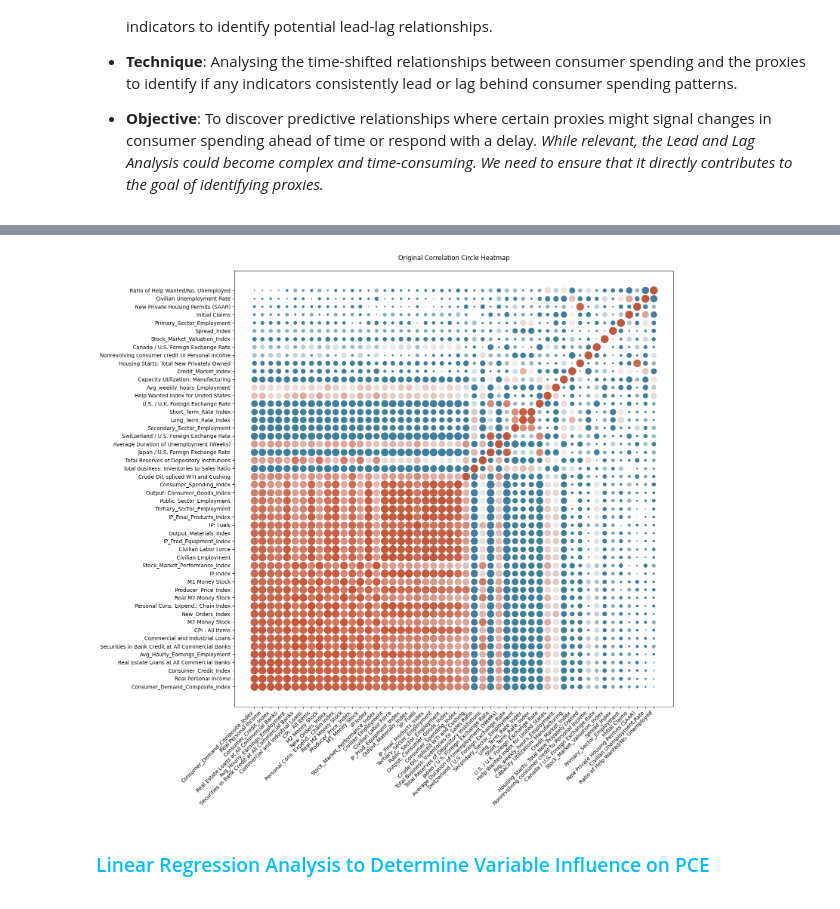
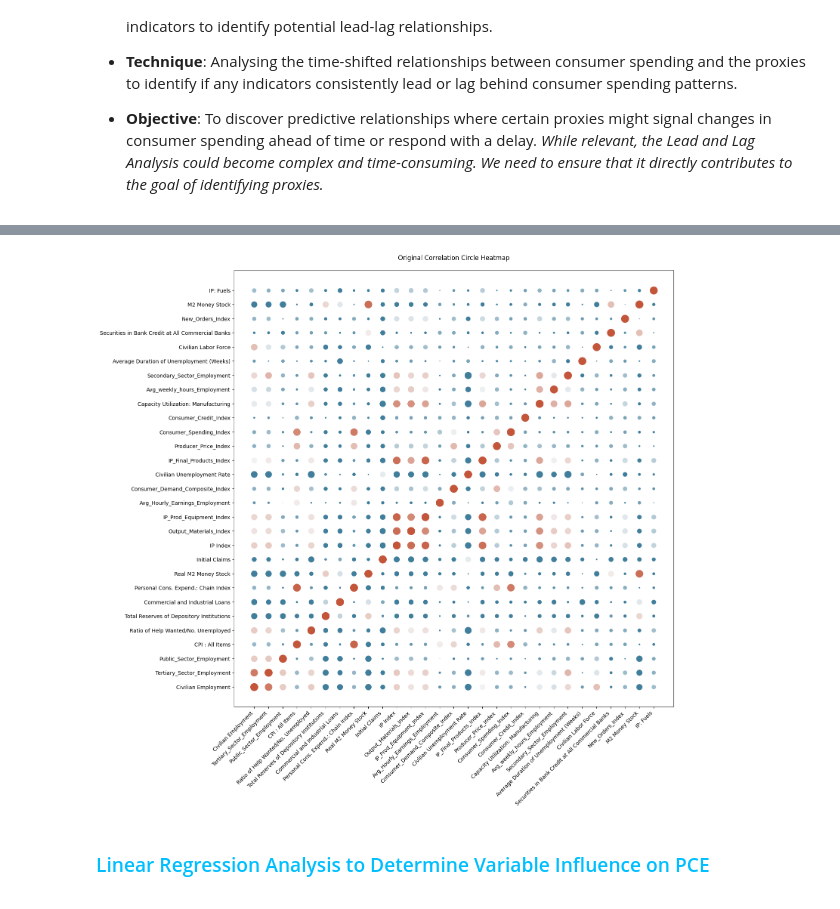
Before and after one commit to janjannagtegaal/NowCasting-M1, a Jupyter notebook: [2]M1_Analysis.ipynb, the cells around one changed output, grey strips where cells are left out. Saved outputs shown, nothing was run; the diff lists cells and outputs as text; code cells hidden in the pictures.

```diff
--- a/[2]M1_Analysis.ipynb
+++ b/[2]M1_Analysis.ipynb
@@ -517,9 +507,9 @@ filtered_top_correlations_refined = calculate_sorted_correlations(filtered_refin
 # %%
 top_correlations = calculate_sorted_correlations(filtered_refined_dataset, 'PCE')
 
-plot_correlation_circle_heatmap(filtered_refined_dataset, top_correlations, top_n=100, fig_title='Original Correlation Circle Heatmap')
+plot_correlation_circle_heatmap(filtered_refined_dataset, top_correlations, top_n=30, fig_title='Original Correlation Circle Heatmap')
 # %% [output]
-[figure, old version]
+[figure, new version]
 # %% [markdown]
 <div style="color:#00BFFF">
 
```
Also changed, not shown: parts of 13 cells of this notebook.
